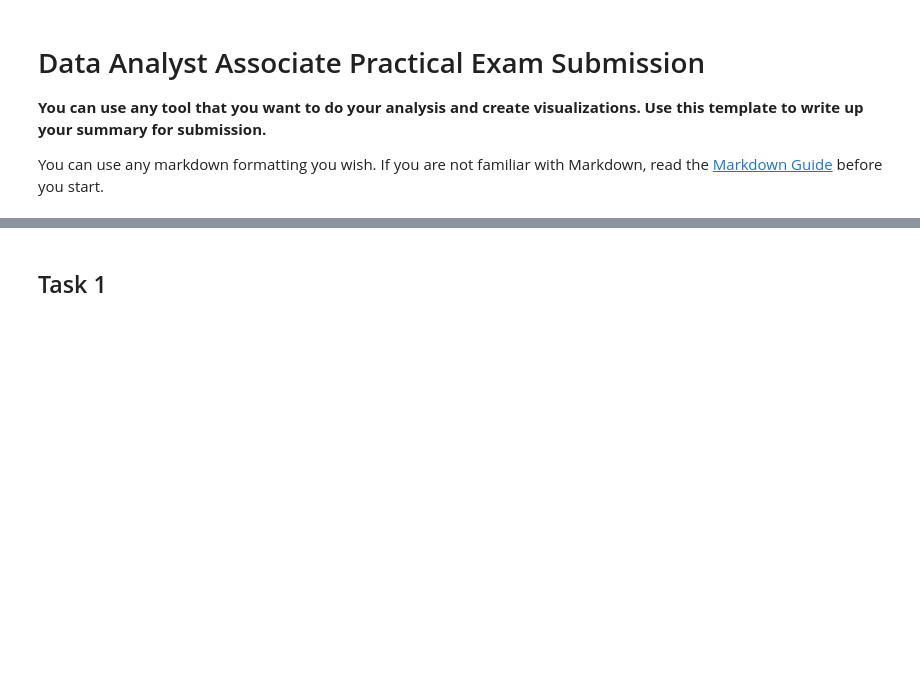
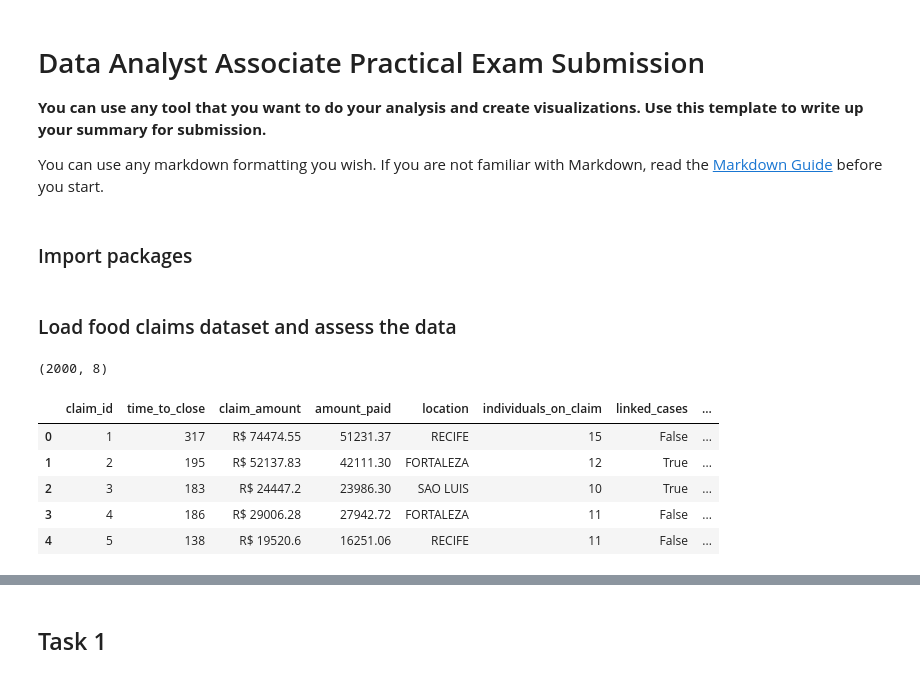
Before and after one commit to yuchen927/datacamp_projects, a Jupyter notebook: Case Study for Data Analyst Associate Certification - Food Claims/workspace/notebook.ipynb, the cells around one changed output, grey strips where cells are left out. Drawn from its saved outputs; the diff is of its cells as text; code cells hidden in the pictures; blank space fills up the shorter version.

```diff
--- a/Case Study for Data Analyst Associate Certification - Food Claims/workspace/notebook.ipynb
+++ b/Case Study for Data Analyst Associate Certification - Food Claims/workspace/notebook.ipynb
@@ -4,3 +4,5 @@
 **You can use any tool that you want to do your analysis and create visualizations. Use this template to write up your summary for submission.**
 
 You can use any markdown formatting you wish. If you are not familiar with Markdown, read the [Markdown Guide](https://s3.amazonaws.com/talent-assets.datacamp.com/Markdown+Guide.pdf) before you start.
+# %% [markdown]
+### Import packages
@@ -6,0 +14,2 @@ You can use any markdown formatting you wish. If you are not familiar with Markd
+# %% [markdown]
+### Load food claims dataset and assess the data
@@ -6,0 +18,12 @@ You can use any markdown formatting you wish. If you are not familiar with Markd
+# %%
+# dataset shape and preview
+print(food.shape)
+food.head(5)
+# %% [output]
+(2000, 8)
+|  | claim_id | time_to_close | claim_amount | amount_paid | location | individuals_on_claim | linked_cases | ... |
+| 0 | 1 | 317 | R$ 74474.55 | 51231.37 | RECIFE | 15 | False | ... |
+| 1 | 2 | 195 | R$ 52137.83 | 42111.30 | FORTALEZA | 12 | True | ... |
+| 2 | 3 | 183 | R$ 24447.2 | 23986.30 | SAO LUIS | 10 | True | ... |
+| 3 | 4 | 186 | R$ 29006.28 | 27942.72 | FORTALEZA | 11 | False | ... |
+| 4 | 5 | 138 | R$ 19520.6 | 16251.06 | RECIFE | 11 | False | ... |
```
Also changed, not shown: parts of 38 cells of this notebook.
